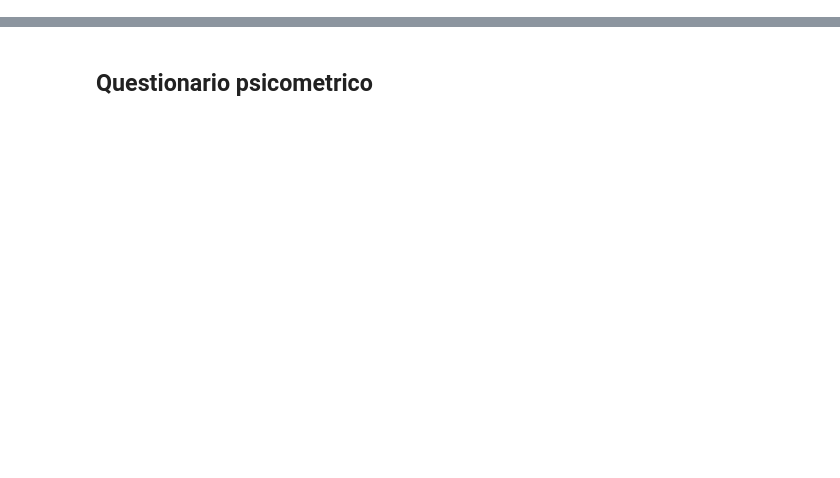
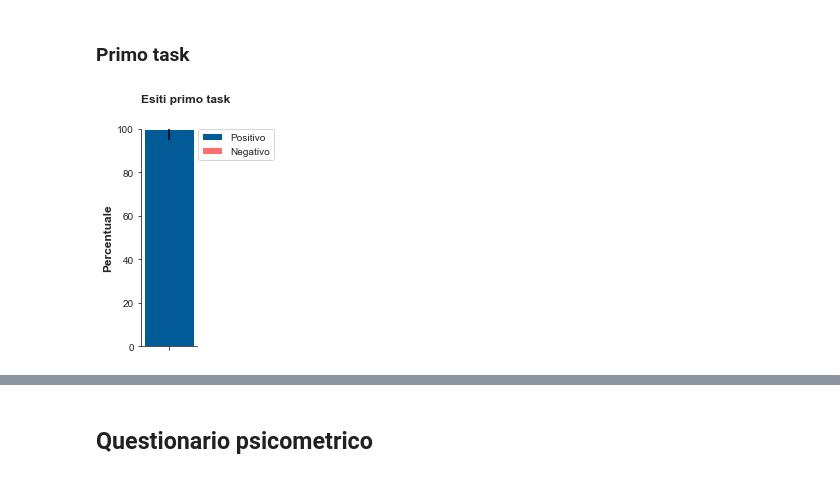
Before and after one commit to giocoal/air-quality-milano-interactive-data-visualization-tableau, a Jupyter notebook: Valutazione_qualitá/Data_Visualization_21_22_valutazione_qualita.ipynb, the cells around one changed output, grey strips where cells are left out. Cells and saved outputs as stored; diff of their text form; code cells hidden in the pictures; blank space fills up the shorter version.

```diff
--- a/Valutazione_qualitá/Data_Visualization_21_22_valutazione_qualita.ipynb
+++ b/Valutazione_qualitá/Data_Visualization_21_22_valutazione_qualita.ipynb
@@ -6,0 +139,53 @@ import matplotlib.patches as mpatches
+# %%
+percent_dom_1 = [percent_domande['Esito positivo'][0], percent_domande['Esito negativo'][0]]
+percent_dom_2 = [percent_domande['Esito positivo'][1], percent_domande['Esito negativo'][1]]
+# %% [markdown]
+### Primo task
+# %%
+sns.set_style('ticks')
+
+fig, ax = plt.subplots()
+fig.set_figheight(4)
+fig.set_figwidth(1)
+plt.ylim(0, 100)
+
+
+#Primo task
+ax.bar('Primo task',\
+       percent_dom_1[0],\
+       #width,\
+       yerr=5,\
+       color = '#005b96',\
+       label='Positivo',\
+      )
+ax.bar('Primo task',\
+       percent_dom_1[1],\
+       color = '#ff6f69',\
+       bottom=percent_dom_1[0],\
+       label='Negativo',\
+      )
+
+#legenda e label
+ax.set_ylabel('Percentuale', size=12, weight="bold")
+ax.legend(bbox_to_anchor=(1.02, 1), loc='upper left', borderaxespad=0)
+
+#sistemo assi
+ax.set(xticklabels=[])
+sns.despine()
+
+
+#Inserimento del titolo
+titolo = "Esiti primo task"
+fig.suptitle(
+    titolo,
+    x = 0.125,
+    y = 1,
+    ha="left",
+    fontsize=12,
+    weight="bold",
+    wrap = True
+)
+
+fig.savefig("ut_bar_primo.png", dpi=300, bbox_inches='tight')
+# %% [output]
+[figure, added]
```
Also changed, not shown: parts of 26 cells of this notebook, 2 other files.
